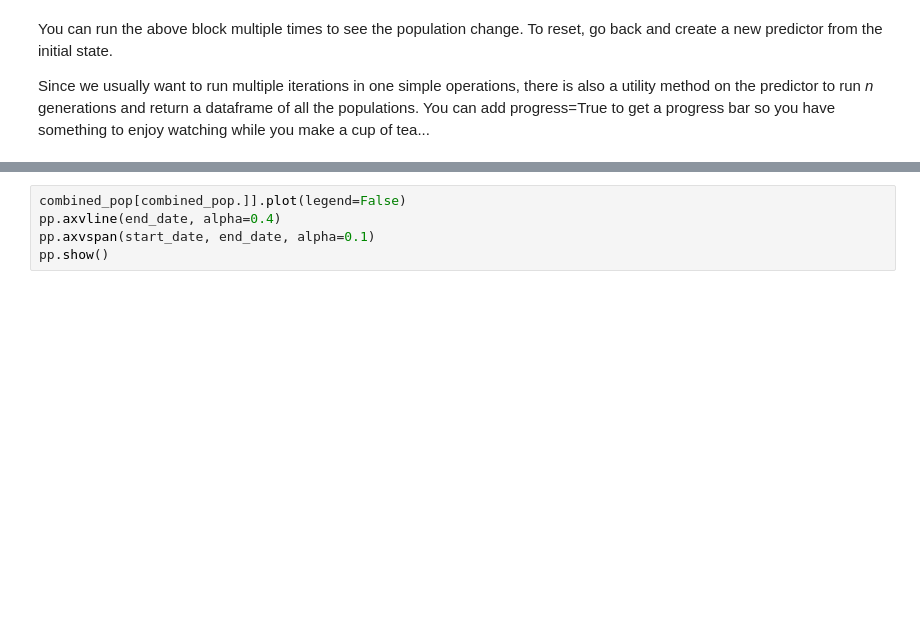
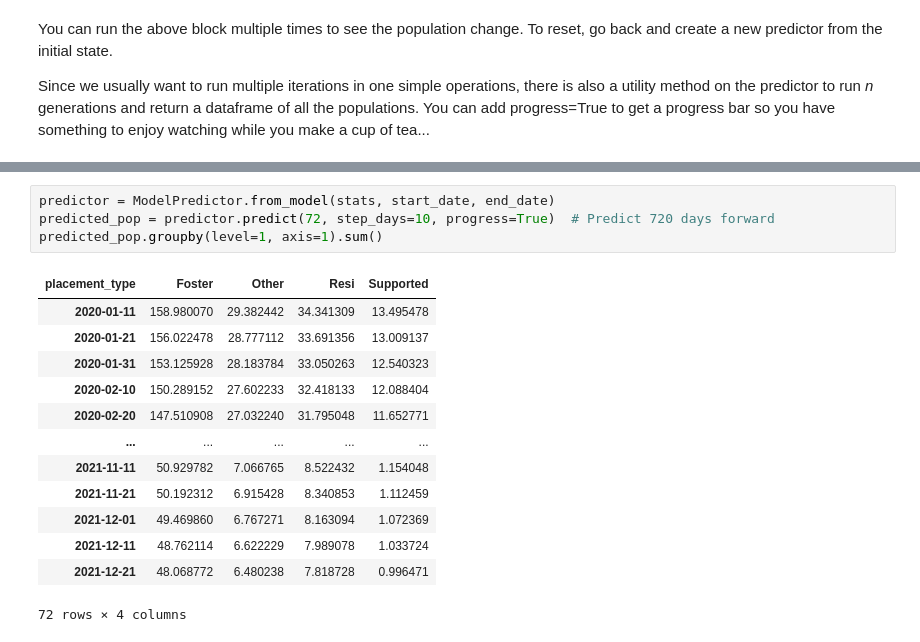
Before and after one commit to data-to-insight/cs-demand-model, a Jupyter notebook: docs/predict.ipynb, the cells around one changed output, grey strips where cells are left out. Saved outputs shown, nothing was run; the diff lists cells and outputs as text; blank space fills up the shorter version.

```diff
--- a/docs/predict.ipynb
+++ b/docs/predict.ipynb
@@ -104,5 +111,18 @@ pp.show()
 # %%
-combined_pop[combined_pop.]].plot(legend=False)
-pp.axvline(end_date, alpha=0.4)
-pp.axvspan(start_date, end_date, alpha=0.1)
-pp.show()
+predictor = ModelPredictor.from_model(stats, start_date, end_date)
+predicted_pop = predictor.predict(72, step_days=10, progress=True)  # Predict 720 days forward
+predicted_pop.groupby(level=1, axis=1).sum()
+# %% [output]
+| placement_type | Foster | Other | Resi | Supported |
+| 2020-01-11 | 158.980070 | 29.382442 | 34.341309 | 13.495478 |
+| 2020-01-21 | 156.022478 | 28.777112 | 33.691356 | 13.009137 |
+| 2020-01-31 | 153.125928 | 28.183784 | 33.050263 | 12.540323 |
+| 2020-02-10 | 150.289152 | 27.602233 | 32.418133 | 12.088404 |
+| 2020-02-20 | 147.510908 | 27.032240 | 31.795048 | 11.652771 |
+| ... | ... | ... | ... | ... |
+| 2021-11-11 | 50.929782 | 7.066765 | 8.522432 | 1.154048 |
+| 2021-11-21 | 50.192312 | 6.915428 | 8.340853 | 1.112459 |
+| 2021-12-01 | 49.469860 | 6.767271 | 8.163094 | 1.072369 |
+| 2021-12-11 | 48.762114 | 6.622229 | 7.989078 | 1.033724 |
+| 2021-12-21 | 48.068772 | 6.480238 | 7.818728 | 0.996471 |
+72 rows × 4 columns
```
Also changed, not shown: parts of 6 cells of this notebook, 4 other files.
